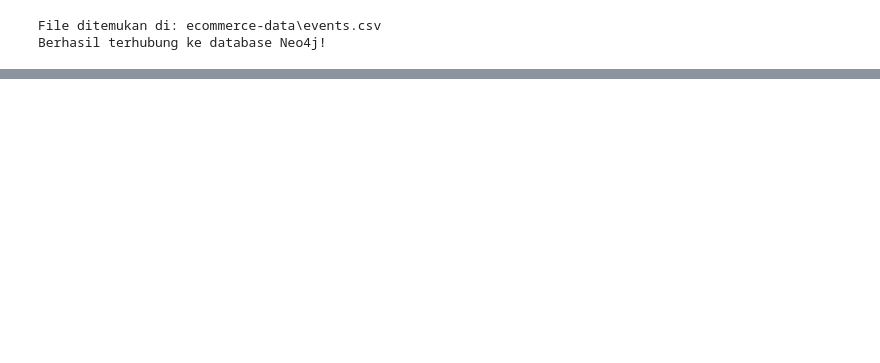
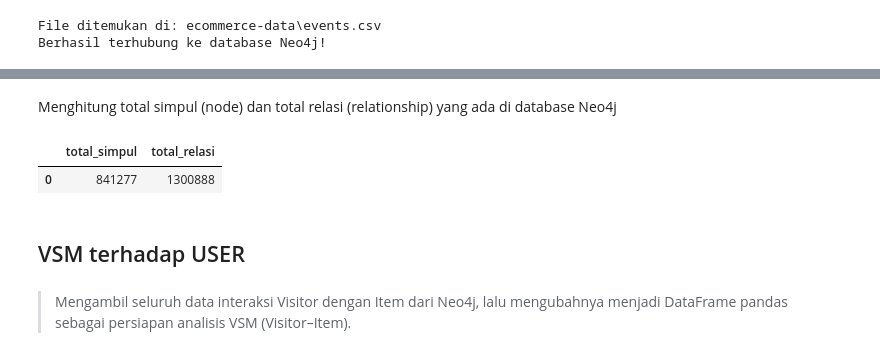
Before and after one commit to fakhriatu23186-stack/UTS-GRAF-SADA, a Jupyter notebook: uts_graf_sains_data.ipynb, the cells around one changed output, grey strips where cells are left out. Cells and saved outputs as stored; diff of their text form; code cells hidden in the pictures; blank space fills up the shorter version.

```diff
--- a/uts_graf_sains_data.ipynb
+++ b/uts_graf_sains_data.ipynb
@@ -141,0 +318,6 @@ ConstraintError: {code: Neo.ClientError.Schema.ConstraintValidationFailed} {mess
+# %%
+import os
+
+for f in ["ecommerce-data/events_fakhriatu_p1.csv", "ecommerce-data/events_fakhriatu_p2.csv"]:
+    cek = pd.read_csv(f)
+    print(f, cek.shape, f"{os.path.getsize(f)/1e6:.1f} MB")
@@ -141,0 +462,15 @@ ConstraintError: {code: Neo.ClientError.Schema.ConstraintValidationFailed} {mess
+# %%
+with driver.session(database="neo4j") as session:
+    session.run("""
+        CREATE CONSTRAINT visitor_id_unique IF NOT EXISTS
+        FOR (v:Visitor)
+        REQUIRE v.visitorId IS UNIQUE
+    """)
+
+    session.run("""
+        CREATE CONSTRAINT item_id_unique IF NOT EXISTS
+        FOR (i:Item)
+        REQUIRE i.itemId IS UNIQUE
+    """)
+
+print("Constraint berhasil dibuat.")
@@ -141,0 +794,31 @@ ConstraintError: {code: Neo.ClientError.Schema.ConstraintValidationFailed} {mess
+# %% [markdown]
+Menghitung total simpul (node) dan total relasi (relationship) yang ada di database Neo4j
+# %%
+
+import pandas as pd
+
+query_summary = """
+CALL {
+    MATCH (n)
+    RETURN count(n) AS total_simpul
+}
+CALL {
+    MATCH ()-[r]->()
+    RETURN count(r) AS total_relasi
+}
+RETURN total_simpul, total_relasi
+"""
+
+with driver.session(database="neo4j") as session:
+    result = session.run(query_summary)
+    records = [record.data() for record in result]
+
+df_summary = pd.DataFrame(records)
+display(df_summary)
+# %% [output]
+|  | total_simpul | total_relasi |
+| 0 | 841277 | 1300888 |
+# %% [markdown]
+## VSM terhadap USER
+# %% [markdown]
+> Mengambil seluruh data interaksi Visitor dengan Item dari Neo4j, lalu mengubahnya menjadi DataFrame pandas sebagai persiapan analisis VSM (Visitor–Item).
```
Also changed, not shown: parts of 78 cells of this notebook.
